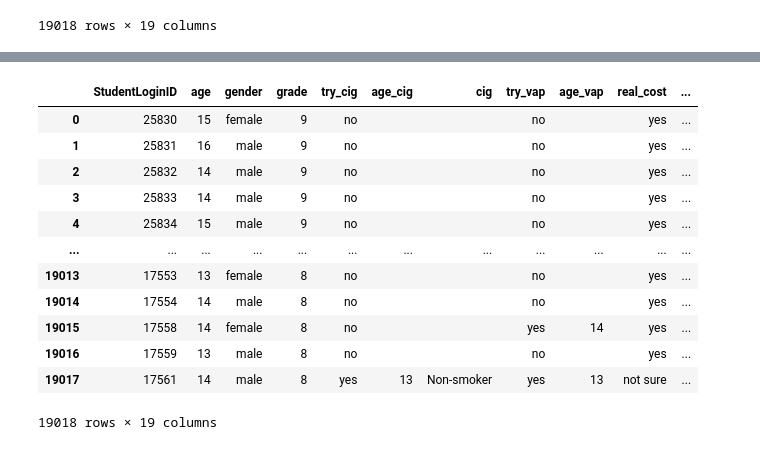
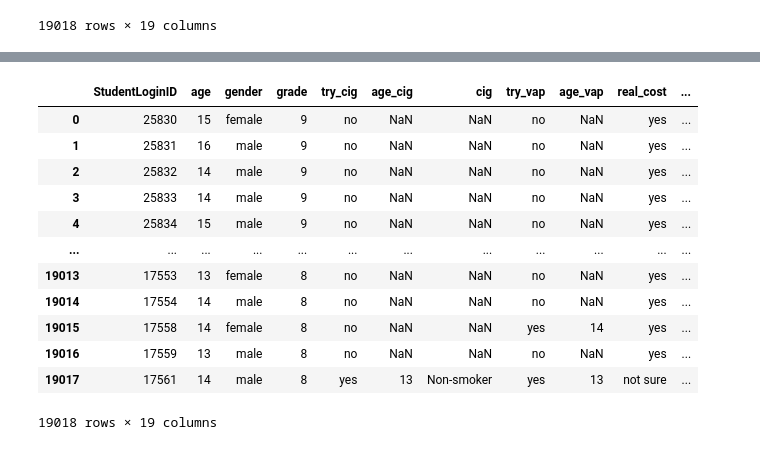
Before and after one commit to AnjanaDelhi/project_1, a Jupyter notebook: vaping.ipynb, the cells around one changed output, grey strips where cells are left out. Drawn from its saved outputs; the diff is of its cells as text; code cells hidden in the pictures.

```diff
--- a/vaping.ipynb
+++ b/vaping.ipynb
@@ -142,7 +142,7 @@ df_2019_recoded
 # (https://www.cdc.gov/nchs/nhis/tobacco/tobacco_glossary.htm). we are using the same criteria for our group.
 
 df_2019_recoded['cig'] = df_2019_recoded['cig'].replace(['.N', '.S', '.Z'],
-                                                            '')
+                                                            np.nan)
 
 df_2019_recoded['cig'] = df_2019_recoded['cig'].replace(['1', '2','3', '4', '5', '6'],
                                                             'Non-smoker')
@@ -165,13 +165,13 @@ df_2019_recoded
 19018 rows × 19 columns
 # %%
 # Similarly recoding vaping values
-df_2019_recoded['try_vap'] = df_2019_recoded['try_vap'].replace(['.N','.Z', '1', '2'],['', '', 'yes', 'no'])
+df_2019_recoded['try_vap'] = df_2019_recoded['try_vap'].replace(['.N','.Z', '1', '2'],[np.nan, np.nan, 'yes', 'no'])
 df_2019_recoded
 
 # Recoding the age when the student first started vaping
 # According to the codebook: 1 is 8 yrs old, 2 is 9 years, 3 is 10 years and so forth. so replacing these values with the correct ages
 
-df_2019_recoded['age_vap'] = df_2019_recoded['age_vap'].replace(['.N','.S','.Z'],'')
+df_2019_recoded['age_vap'] = df_2019_recoded['age_vap'].replace(['.N','.S','.Z'],np.nan)
 df_2019_recoded['age_vap'] = df_2019_recoded['age_vap'].replace(['1', '2', '3', '4', '5', '6', '7', '8', '9',
                                                                 '10', '11', '12'],['8', '9', '10', '11', '12', '13','14',
                                                                                 '15','16', '17','18', '19'])
@@ -193,7 +193,7 @@ df_2019_recoded
 # %%
 #Recoding real cost - (have you heard about the real cost of smoking on tv, internet, social media or radio)
 df_2019_recoded['real_cost'] = df_2019_recoded['real_cost'].replace(['.N','.Z', '1', '2', '3'],
-                                                                    ['','','yes','no', 'not sure'])
+                                                                    [np.nan,np.nan,'yes','no', 'not sure'])
 df_2019_recoded
 # %% [output]
 |  | StudentLoginID | age | gender | grade | try_cig | age_cig | cig | try_vap | age_vap | real_cost | ... |
@@ -216,7 +216,7 @@ df_2019_recoded
 #2 Never, 3 Rarely, 4 Sometimes, 5 Most of the time, 6 Always
 # We will recode this into 3 scale variable.
 
-df_2019_recoded['internetAd_cig'] = df_2019_recoded['internetAd_cig'].replace(['.N','.Z'], '')
+df_2019_recoded['internetAd_cig'] = df_2019_recoded['internetAd_cig'].replace(['.N','.Z'], np.nan)
 df_2019_recoded['internetAd_cig'] = df_2019_recoded['internetAd_cig'].replace(['1','2'], 'no')
 df_2019_recoded['internetAd_cig'] = df_2019_recoded['internetAd_cig'].replace(['3','4'], 'sometimes')
 df_2019_recoded['internetAd_cig'] = df_2019_recoded['internetAd_cig'].replace(['5','6'], 'often')
@@ -225,7 +225,7 @@ df_2019_recoded
 
 #Print ads -  When you read newspapers or magazines, how often do you see ads or promotions for cigarettes or other tobacco products?
 
-df_2019_recoded['printAd_cig'] = df_2019_recoded['printAd_cig'].replace(['.N','.Z'], '')
+df_2019_recoded['printAd_cig'] = df_2019_recoded['printAd_cig'].replace(['.N','.Z'], np.nan)
 df_2019_recoded['printAd_cig'] = df_2019_recoded['printAd_cig'].replace(['1','2'], 'no')
 df_2019_recoded['printAd_cig'] = df_2019_recoded['printAd_cig'].replace(['3','4'], 'sometimes')
 df_2019_recoded['printAd_cig'] = df_2019_recoded['printAd_cig'].replace(['5','6'], 'often')
@@ -235,7 +235,7 @@ df_2019_recoded
 # Store ads -  When you go to a convenience store, supermarket, or gas station, how often do you see ads or promotions for cigarettes
 #or other tobacco products?
 
-df_2019_recoded['storeAd_cig'] = df_2019_recoded['storeAd_cig'].replace(['.N','.Z'], '')
+df_2019_recoded['storeAd_cig'] = df_2019_recoded['storeAd_cig'].replace(['.N','.Z'], np.nan)
 df_2019_recoded['storeAd_cig'] = df_2019_recoded['storeAd_cig'].replace(['1','2'], 'no')
 df_2019_recoded['storeAd_cig'] = df_2019_recoded['storeAd_cig'].replace(['3','4'], 'sometimes')
 df_2019_recoded['storeAd_cig'] = df_2019_recoded['storeAd_cig'].replace(['5','6'], 'often')
@@ -245,7 +245,7 @@ df_2019_recoded
 # Stream ads -  When you watch TV or streaming services (such as Netflix, Hulu, or Amazon Prime), or go to the movies, how often do you
 #see ads or promotions for cigarettes or other tobacco products?
 
-df_2019_recoded['streamAd_cig'] = df_2019_recoded['streamAd_cig'].replace(['.N','.Z'], '')
+df_2019_recoded['streamAd_cig'] = df_2019_recoded['streamAd_cig'].replace(['.N','.Z'], np.nan)
 df_2019_recoded['streamAd_cig'] = df_2019_recoded['streamAd_cig'].replace(['1','2'], 'no')
 df_2019_recoded['streamAd_cig'] = df_2019_recoded['streamAd_cig'].replace(['3','4'], 'sometimes')
 df_2019_recoded['streamAd_cig'] = df_2019_recoded['streamAd_cig'].replace(['5','6'], 'often')
@@ -272,52 +272,52 @@ df_2019_recoded
 #2 Never, 3 Rarely, 4 Sometimes, 5 Most of the time, 6 Always
 # We will recode this into 3 scale variable.
 
-df_2019_recoded['internetAd_vap'] = df_2019_recoded['internetAd_vap'].replace(['.N','.Z'], '')
+df_2019_recoded['internetAd_vap'] = df_2019_recoded['internetAd_vap'].replace(['.N','.Z'], np.nan)
 df_2019_recoded['internetAd_vap'] = df_2019_recoded['internetAd_vap'].replace(['1','2'], 'no')
 df_2019_recoded['internetAd_vap'] = df_2019_recoded['internetAd_vap'].replace(['3','4'], 'sometimes')
 df_2019_recoded['internetAd_vap'] = df_2019_recoded['internetAd_vap'].replace(['5','6'], 'often')
 
 df_2019_recoded
 
 #Print ads -  When you read newspapers or magazines, how often do you see ads or promotions for  e-cigarettes?
 
-df_2019_recoded['printAd_vap'] = df_2019_recoded['printAd_vap'].replace(['.N','.Z'], '')
+df_2019_recoded['printAd_vap'] = df_2019_recoded['printAd_vap'].replace(['.N','.Z'], np.nan)
 df_2019_recoded['printAd_vap'] = df_2019_recoded['printAd_vap'].replace(['1','2'], 'no')
 df_2019_recoded['printAd_vap'] = df_2019_recoded['printAd_vap'].replace(['3','4'], 'sometimes')
 df_2019_recoded['printAd_vap'] = df_2019_recoded['printAd_vap'].replace(['5','6'], 'often')
 
 df_2019_recoded
 
 # Store ads -  When you go to a convenience store, supermarket, or gas station, how often do you see ads or promotions for  e-cigarettes
 
 
-df_2019_recoded['storeAd_vap'] = df_2019_recoded['storeAd_vap'].replace(['.N','.Z'], '')
+df_2019_recoded['storeAd_vap'] = df_2019_recoded['storeAd_vap'].replace(['.N','.Z'], np.nan)
 df_2019_recoded['storeAd_vap'] = df_2019_recoded['storeAd_vap'].replace(['1','2'], 'no')
 df_2019_recoded['storeAd_vap'] = df_2019_recoded['storeAd_vap'].replace(['3','4'], 'sometimes')
 df_2019_recoded['storeAd_vap'] = df_2019_recoded['storeAd_vap'].replace(['5','6'], 'often')
 
 df_2019_recoded
 
 # Stream ads -  When you watch TV or streaming services (such as Netflix, Hulu, or Amazon Prime), or go to the movies, how often do you
 #see ads or promotions for  e-cigarettes?
 
-df_2019_recoded['streamAd_vap'] = df_2019_recoded['streamAd_vap'].replace(['.N','.Z'], '')
+df_2019_recoded['streamAd_vap'] = df_2019_recoded['streamAd_vap'].replace(['.N','.Z'], np.nan)
 df_2019_recoded['streamAd_vap'] = df_2019_recoded['streamAd_vap'].replace(['1','2'], 'no')
 df_2019_recoded['streamAd_vap'] = df_2019_recoded['streamAd_vap'].replace(['3','4'], 'sometimes')
 df_2019_recoded['streamAd_vap'] = df_2019_recoded['streamAd_vap'].replace(['5','6'], 'often')
 
 df_2019_recoded
 # %% [output]
 |  | StudentLoginID | age | gender | grade | try_cig | age_cig | cig | try_vap | age_vap | real_cost | ... |
-| 0 | 25830 | 15 | female | 9 | no |  |  | no |  | yes | ... |
-| 1 | 25831 | 16 | male | 9 | no |  |  | no |  | yes | ... |
-| 2 | 25832 | 14 | male | 9 | no |  |  | no |  | yes | ... |
-| 3 | 25833 | 14 | male | 9 | no |  |  | no |  | yes | ... |
-| 4 | 25834 | 15 | male | 9 | no |  |  | no |  | yes | ... |
+| 0 | 25830 | 15 | female | 9 | no | NaN | NaN | no | NaN | yes | ... |
+| 1 | 25831 | 16 | male | 9 | no | NaN | NaN | no | NaN | yes | ... |
+| 2 | 25832 | 14 | male | 9 | no | NaN | NaN | no | NaN | yes | ... |
+| 3 | 25833 | 14 | male | 9 | no | NaN | NaN | no | NaN | yes | ... |
+| 4 | 25834 | 15 | male | 9 | no | NaN | NaN | no | NaN | yes | ... |
 | ... | ... | ... | ... | ... | ... | ... | ... | ... | ... | ... | ... |
-| 19013 | 17553 | 13 | female | 8 | no |  |  | no |  | yes | ... |
-| 19014 | 17554 | 14 | male | 8 | no |  |  | no |  | yes | ... |
-| 19015 | 17558 | 14 | female | 8 | no |  |  | yes | 14 | yes | ... |
-| 19016 | 17559 | 13 | male | 8 | no |  |  | no |  | yes | ... |
+| 19013 | 17553 | 13 | female | 8 | no | NaN | NaN | no | NaN | yes | ... |
+| 19014 | 17554 | 14 | male | 8 | no | NaN | NaN | no | NaN | yes | ... |
+| 19015 | 17558 | 14 | female | 8 | no | NaN | NaN | yes | 14 | yes | ... |
+| 19016 | 17559 | 13 | male | 8 | no | NaN | NaN | no | NaN | yes | ... |
 | 19017 | 17561 | 14 | male | 8 | yes | 13 | Non-smoker | yes | 13 | not sure | ... |
 19018 rows × 19 columns
```
Also changed, not shown: parts of 11 cells of this notebook.
